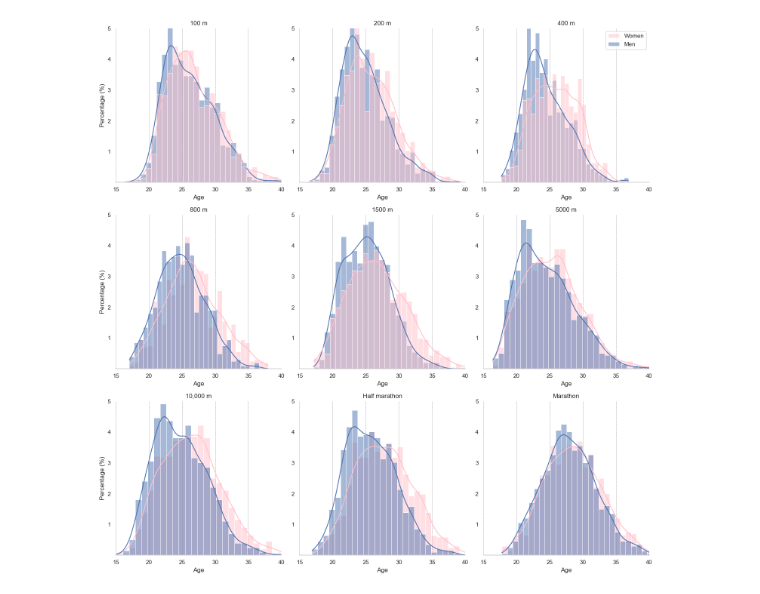
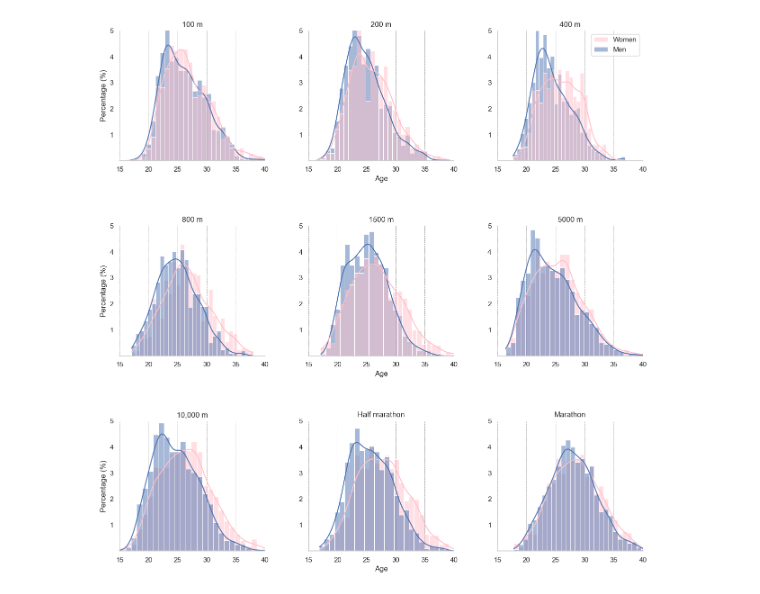
Before and after one commit to Uiblar/DataViz-HSLU, a Jupyter notebook: Python/agedistribution_by_event.ipynb, the cells around one changed output. Drawn from its saved outputs; the diff is of its cells as text; code cells hidden in the pictures.

Commit message:
xlabel

```diff
--- a/Python/agedistribution_by_event.ipynb
+++ b/Python/agedistribution_by_event.ipynb
@@ -27,6 +27,8 @@ nrows = math.ceil(n / ncols)  # Number of rows
 
 # Create a figure and axes objects
 fig, axes = plt.subplots(nrows, ncols, figsize=(15, nrows * 5))
+fig.subplots_adjust(wspace=0.3, hspace=0.5)
+
 
 # Flatten the axes array for easy iteration
 axes = axes.flatten()
@@ -36,39 +38,41 @@ for idx, event in enumerate(sorted_events):
     ax = axes[idx]
     sns.histplot(data=df[df['Event'] == event], x='Age', hue='Gender', bins=30, kde=True, stat='percent', palette={"Men": "b", "Women": "pink"}, ax=ax)
     ax.set_title(f'{event}')
-    ax.set_xlabel('Age')
+    if idx in [1, 4, 7]:
+        ax.set_xlabel('Age')
+    else:
+        ax.set_xlabel('')
     ax.set_ylabel('Percentage (%)')
 
     ax.set_xticks([15, 20, 25, 30, 35, 40])
     ax.set_xlim([15, 40])
     ax.set_yticks([1, 2, 3, 4, 5])
     ax.set_ylim([0, 5])
 
     if idx % ncols != 0:
         ax.set_ylabel('')
 
     # Remove spines
     sns.despine(left=True, top=True, right=True, ax=ax)
     ax.yaxis.set_ticks_position('none')
 
     # Remove horizontal grid lines
     ax.yaxis.grid(False)
 
     # Remove the legend for all but the plot in the first row rightmost column
     if idx != 2:
         ax.get_legend().remove()
     # Remove the legend title
     if ax.get_legend() is not None:
         ax.get_legend().set_title('')
 
     # Add subtle vertical grid
     ax.xaxis.grid(True, linestyle='--', linewidth=0.5, color='grey')
 
 # Remove extra subplots if any
 for idx in range(len(sorted_events), len(axes)):
     fig.delaxes(axes[idx])
 
-plt.tight_layout()
 plt.show()
 # %% [output]
-[figure, old version]
+[figure, new version]
```
